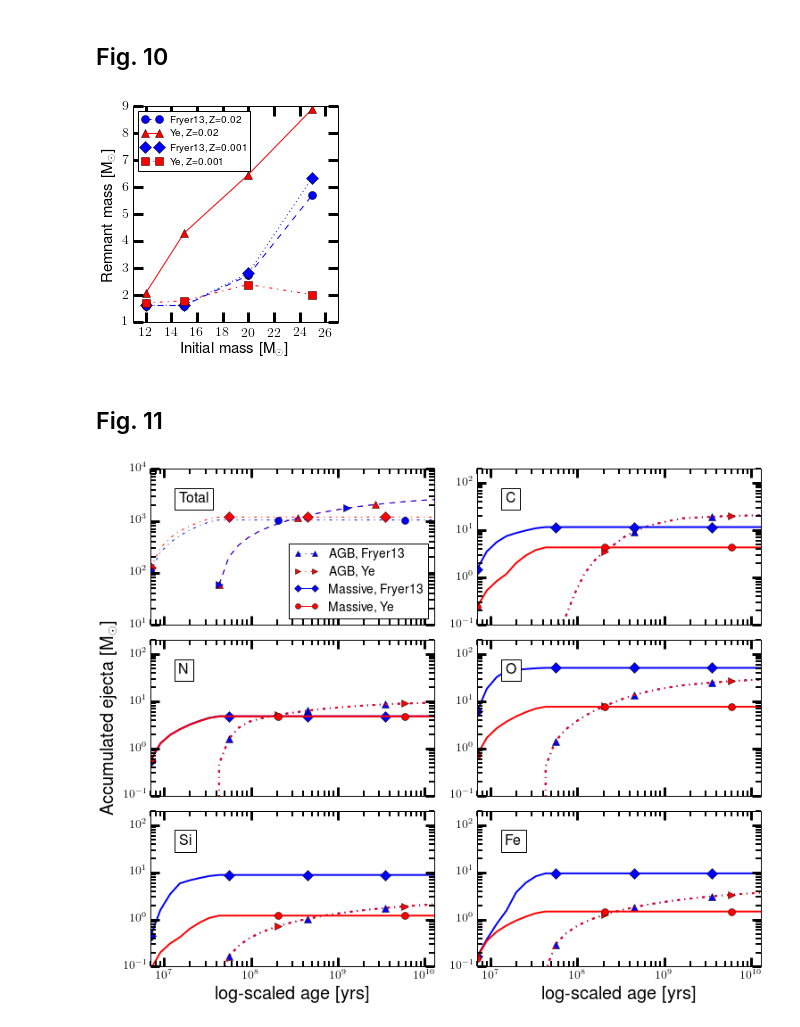
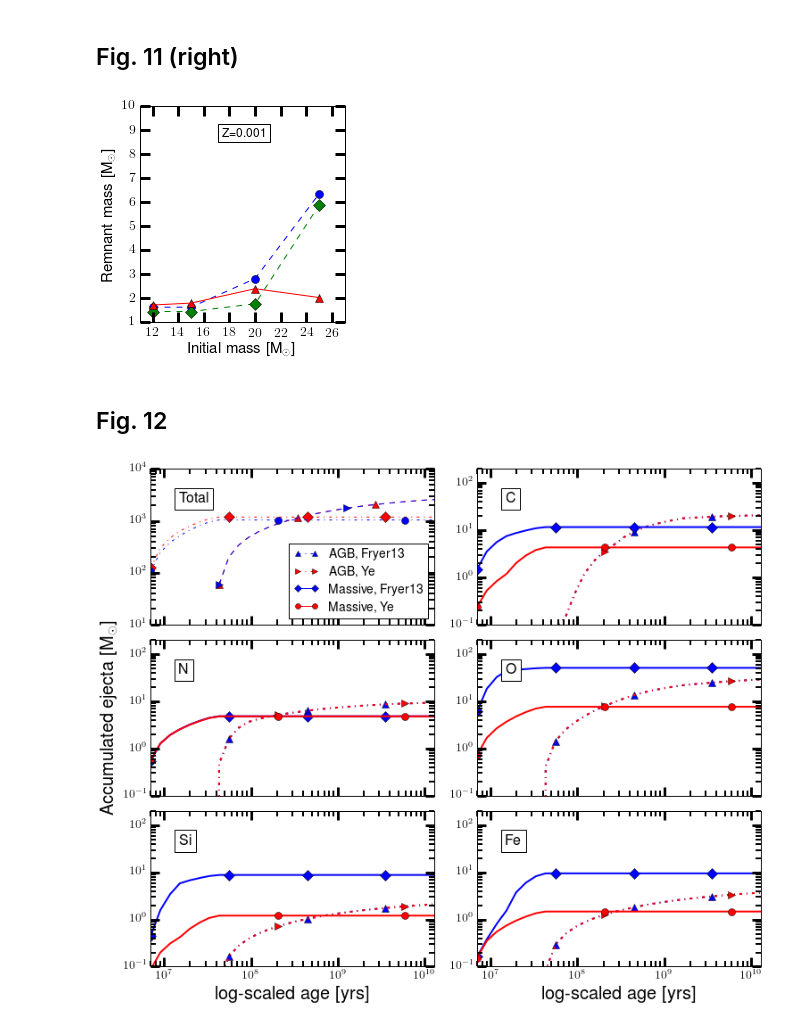
Before and after one commit to chritter/sygma_paper, a Jupyter notebook: Section4.3.ipynb, the cells around one changed output. Drawn from its saved outputs; the diff is of its cells as text; code cells hidden in the pictures.

```diff
--- a/Section4.3.ipynb
+++ b/Section4.3.ipynb
@@ -96,24 +120,29 @@ SYGMA run in progress..
+# %% [markdown]
+## Fig. 11 (right)
+# %%
+%matplotlib inline
+plt.figure(432)
+s0n.plot_table_remnant(fig=432,iniZ=0.001,marker='o',masses=[12,15,20,25],label='delay',
+                       table='yield_tables/isotope_yield_table_MESA_only_fryer12_delay.txt',color='b',shape='--')
+s0n.plot_table_remnant(fig=432,iniZ=0.001,marker='D',masses=[12,15,20,25],label='rapid',
+                       table='yield_tables/isotope_yield_table_MESA_only_fryer12_rapid.txt',color='g',shape='--')
+s0n.plot_table_remnant(fig=432,iniZ=0.001,marker='^',masses=[12,15,20,25],label='Ye',
+                       table='yield_tables/isotope_yield_table_MESA_only_ye.txt',color='r',shape='-')
+plt.legend(loc=2,fontsize=10)
+plt.xlim(11,27)
+plt.xlabel('Initial mass [M$_{\odot}$]');plt.ylabel('Remnant mass [M$_{\odot}$]')
+plt.minorticks_off()
+props = dict(boxstyle='square', facecolor='w', alpha=1)
+ax=plt.gca()
+ax.text(0.4, 0.9, 'Z=0.001', transform=ax.transAxes, fontsize=12,verticalalignment='top', bbox=props)
+fig=plt.gcf()
+fig.set_size_inches(6,4,forward=True)
+plt.ylim(1,10)
+plt.legend().set_visible(False)
+# %% [output]
+[figure, added]
 # %% [markdown]
-## Fig. 10
+## Fig. 12
-# %%
-%matplotlib inline
-s0n.plot_table_remnant(fig=431,iniZ=0.02,marker='o',masses=[12,15,20,25],label='Fryer13, Z=0.02',
-                       table='yield_tables/isotope_yield_table_MESA_only_fryer12_delay.txt',color='b',shape='--')
-s0n.plot_table_remnant(fig=431,iniZ=0.02,marker='^',masses=[12,15,20,25],label='Ye, Z=0.02',
-                       table='yield_tables/isotope_yield_table_MESA_only_ye.txt',color='r',shape='-')
-s0n.plot_table_remnant(fig=431,iniZ=0.001,marker='D',masses=[12,15,20,25],label='Fryer13, Z=0.001',
-                       table='yield_tables/isotope_yield_table_MESA_only_fryer12_delay.txt',color='b',shape=':')
-s0n.plot_table_remnant(fig=431,iniZ=0.001,marker='s',masses=[12,15,20,25],label='Ye, Z=0.001',
-                       table='yield_tables/isotope_yield_table_MESA_only_ye.txt',color='r',shape='-.')
-#plt.title('Z=0.02')
-plt.legend(loc=2,fontsize=10)
-plt.xlim(11,27)
-plt.xlabel('Initial mass [M$_{\odot}$]');plt.ylabel('Remnant mass [M$_{\odot}$]')
-plt.minorticks_off()
-# %% [output]
-[figure, removed]
-# %% [markdown]
-## Fig. 11
 # %%
 
 %matplotlib inline
```
Also changed, not shown: parts of 3 cells of this notebook, 2 other files.
